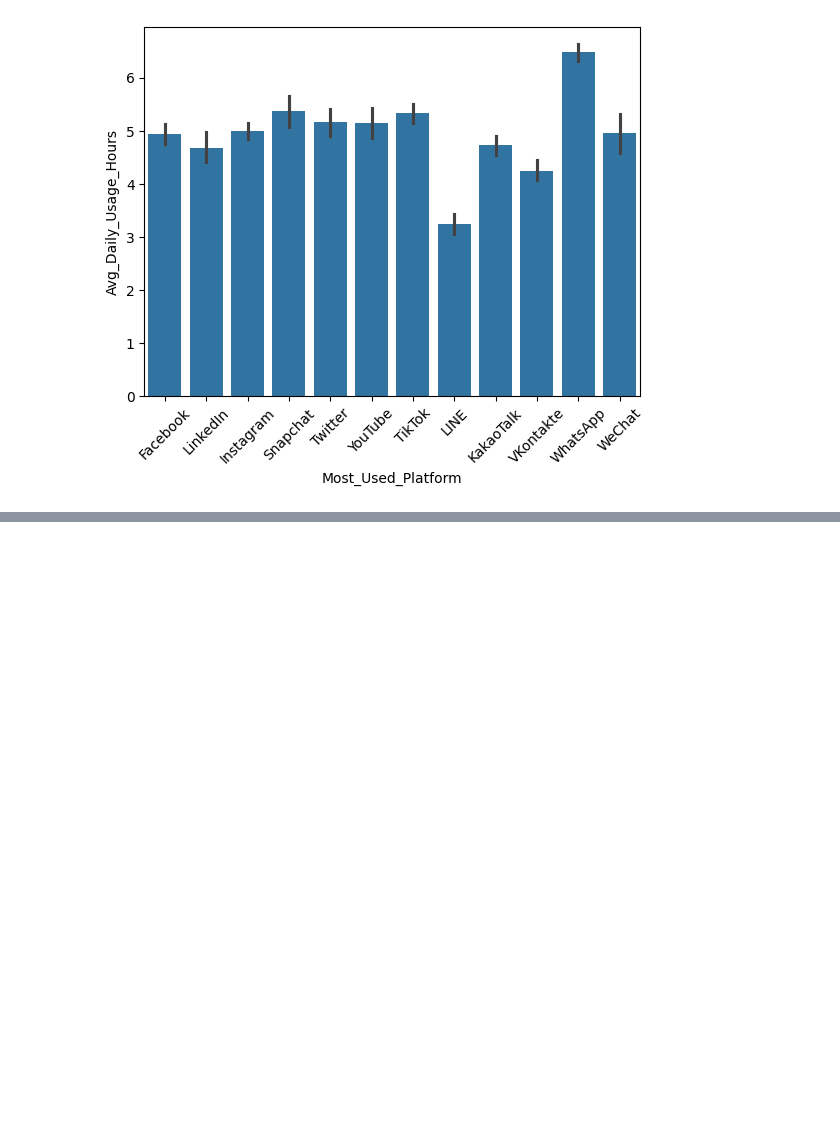
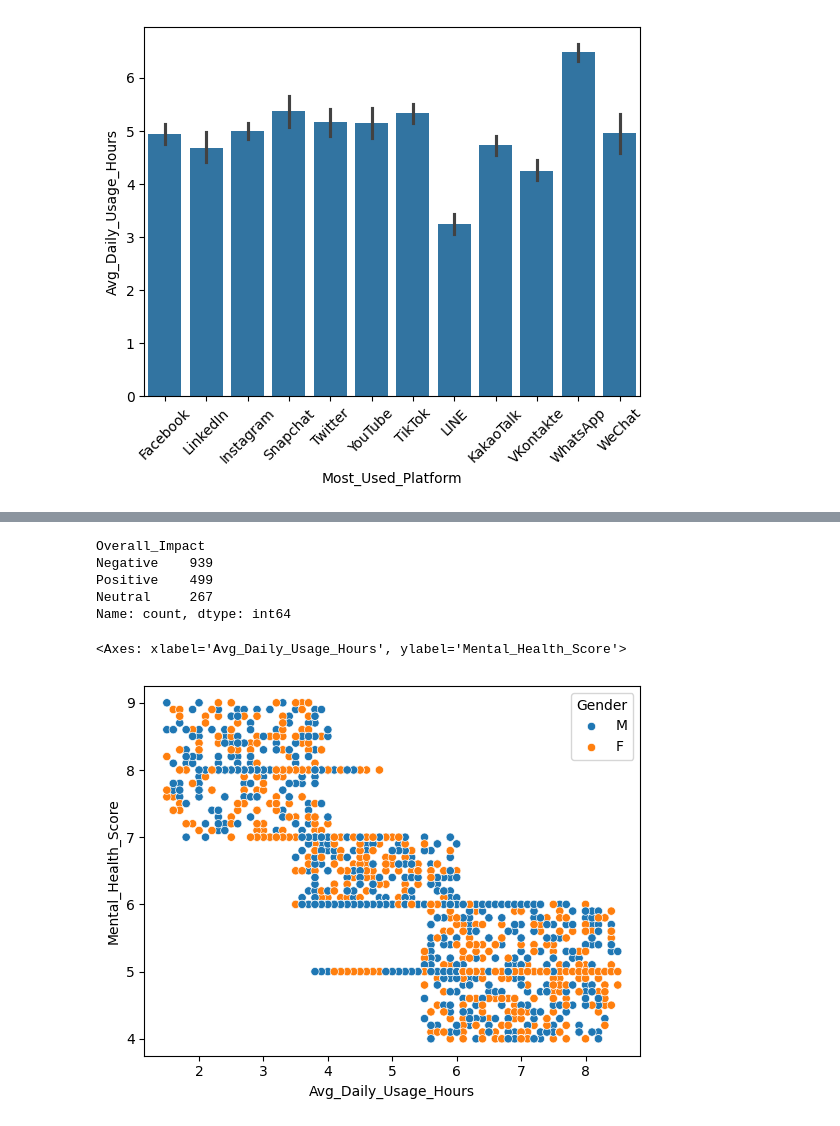
Before and after one commit to BinaryWhizz/Data-Analysis, a Jupyter notebook: Data Analysis 01/DA procedures/01.ipynb, the cells around one changed output, grey strips where cells are left out. Drawn from its saved outputs; the diff is of its cells as text; code cells hidden in the pictures; blank space fills up the shorter version.

```diff
--- a/Data Analysis 01/DA procedures/01.ipynb
+++ b/Data Analysis 01/DA procedures/01.ipynb
@@ -609,0 +655,25 @@ plt.show()
+# %%
+# Overall Impact Distribution
+
+df['Overall_Impact'].value_counts()
+
+# Positive / Negative / Neutral breakdown
+# %% [output]
+Overall_Impact
+Negative    939
+Positive    499
+Neutral     267
+Name: count, dtype: int64
+# %%
+# Multivariate Analysis
+
+# multivariate analysis, which means:
+# Studying relationship between more than 2 variables at the same time
+
+sns.scatterplot(x='Avg_Daily_Usage_Hours',
+                y='Mental_Health_Score',
+                hue='Gender',
+                data=df1)
+# %% [output]
+<Axes: xlabel='Avg_Daily_Usage_Hours', ylabel='Mental_Health_Score'>
+[figure, added]
```
Also changed, not shown: parts of 16 cells of this notebook.
